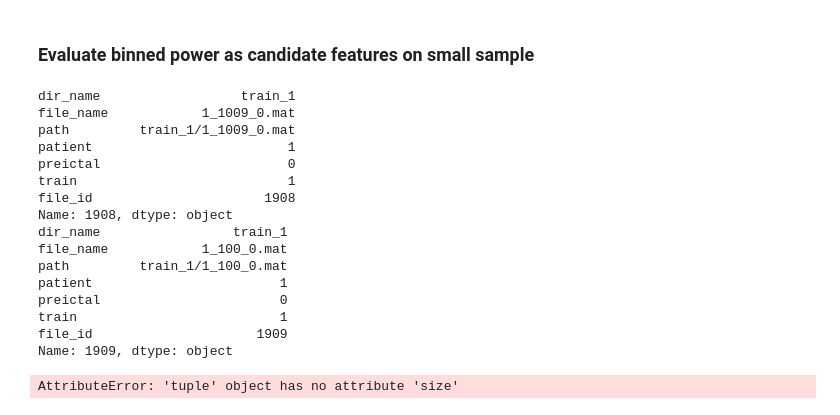
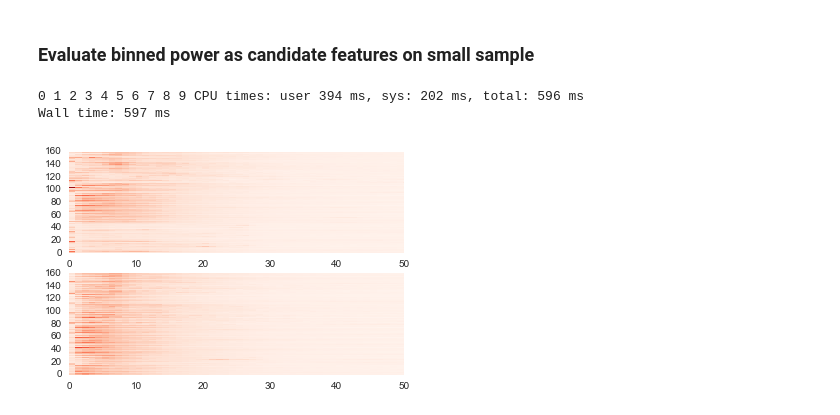
Before and after one commit to joshlevy89/seizure-detection-shared, a Jupyter notebook: scripts/1.EEGML-Example-Visualization.ipynb, the cells around one changed output. Cells and saved outputs as stored; diff of their text form; code cells hidden in the pictures.

Commit message:
Work on creating features for binned power.

```diff
--- a/scripts/1.EEGML-Example-Visualization.ipynb
+++ b/scripts/1.EEGML-Example-Visualization.ipynb
@@ -111,7 +111,7 @@ plot_pre_vs_inter(np.arange(binned_length), bin_norm_pre_power, bin_norm_inter_p
 def normalize_and_bin_power_spectra(power, bin_size):
 
     def bin_power(x,bin_size):
-        return np.mean(x.reshape(-1, bin_size), axis=1)
+        return np.sum(x.reshape(-1, bin_size), axis=1)
 
     # Normalize power spectra.
     norm_power = (power.T/power.sum(axis=1)).T
@@ -119,22 +119,23 @@ def normalize_and_bin_power_spectra(power, bin_size):
     # Bin normalized power spectra.
     num_channels = power.shape[0]
     bin_norm_power = np.array([bin_power(norm_power[i,:], bin_size) for i in np.arange(num_channels)])
+
+    return bin_norm_power
 # %%
-sample_size = 2 # number of observations to experiment with
-bin_size = 50 # number of bins to average over
+%%time
+sample_size = 10 # number of observations to experiment with
+bin_size = 200 # number of bins to average over
 
-shuf_files_df = files_df
-#shuf_files_df = files_df.iloc[np.random.permutation(len(files_df))]
-inter_exs = shuf_files_df[shuf_files_df['preictal']==0]
-pre_exs = shuf_files_df[shuf_files_df['preictal']==1]
+inter_exs = files_df[files_df['preictal']==0]
+pre_exs = files_df[files_df['preictal']==1]
 
 bin_norm_inter_power_mat = []
 bin_norm_pre_power_mat = []
 for i in range(sample_size):
+    print(str(i)+str(" "), end="")
+
     inter_ex = inter_exs.iloc[i,:]
     pre_ex = pre_exs.iloc[i,:]
-
-    print(inter_ex)
 
     # Load power data.
     freq, inter_power = load_power_data(inter_ex['path'])
@@ -148,22 +149,25 @@ for i in range(sample_size):
     bin_norm_inter_power_mat.append(bin_norm_inter_power)
     bin_norm_pre_power_mat.append(bin_norm_pre_power)
 
-print('as')
+bin_norm_inter_power_mat = np.array([item for sublist in bin_norm_inter_power_mat for item in sublist])
+bin_norm_pre_power_mat = np.array([item for sublist in bin_norm_pre_power_mat for item in sublist])
+
+bin_norm_pre_power_mat.shape
 # %% [output]
-dir_name                  train_1
-file_name            1_1009_0.mat
-path         train_1/1_1009_0.mat
-patient                         1
-preictal                        0
-train                           1
-file_id                      1908
-Name: 1908, dtype: object
-dir_name                 train_1
-file_name            1_100_0.mat
-path         train_1/1_100_0.mat
-patient                        1
-preictal                       0
-train                          1
-file_id                     1909
-Name: 1909, dtype: object
+0 1 2 3 4 5 6 7 8 9 CPU times: user 394 ms, sys: 202 ms, total: 596 ms
+Wall time: 597 ms
-AttributeError: 'tuple' object has no attribute 'size'
+# %%
+num_observations = bin_norm_pre_power_mat.shape[0]
+num_freqs = 50#bin_norm_pre_power_mat.shape[1]
+pre_to_plot = bin_norm_pre_power_mat[:num_observations,:]
+inter_to_plot = bin_norm_inter_power_mat[:num_observations,:]
+cbar_max = max(pre_to_plot.max(),inter_to_plot.max())
+
+fix,ax = plt.subplots(2)
+ax[0].pcolormesh(pre_to_plot,cmap=plt.cm.Reds, vmin=0, vmax=cbar_max)
+ax[0].set_xlim(0, num_freqs)
+ax[1].pcolormesh(inter_to_plot,cmap=plt.cm.Reds, vmin=0, vmax=cbar_max)
+ax[1].set_xlim(0, num_freqs)
+plt.show()
+# %% [output]
+[figure, added]
```
Also changed, not shown: parts of 2 cells of this notebook, 4 other files.
